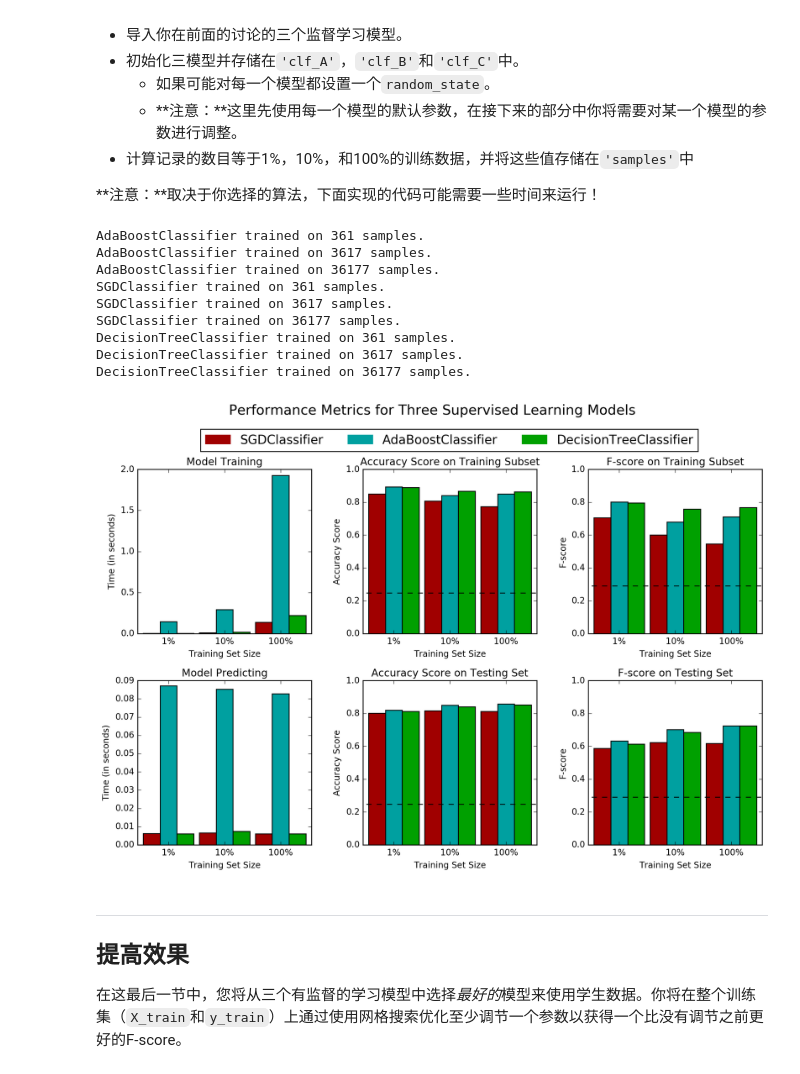
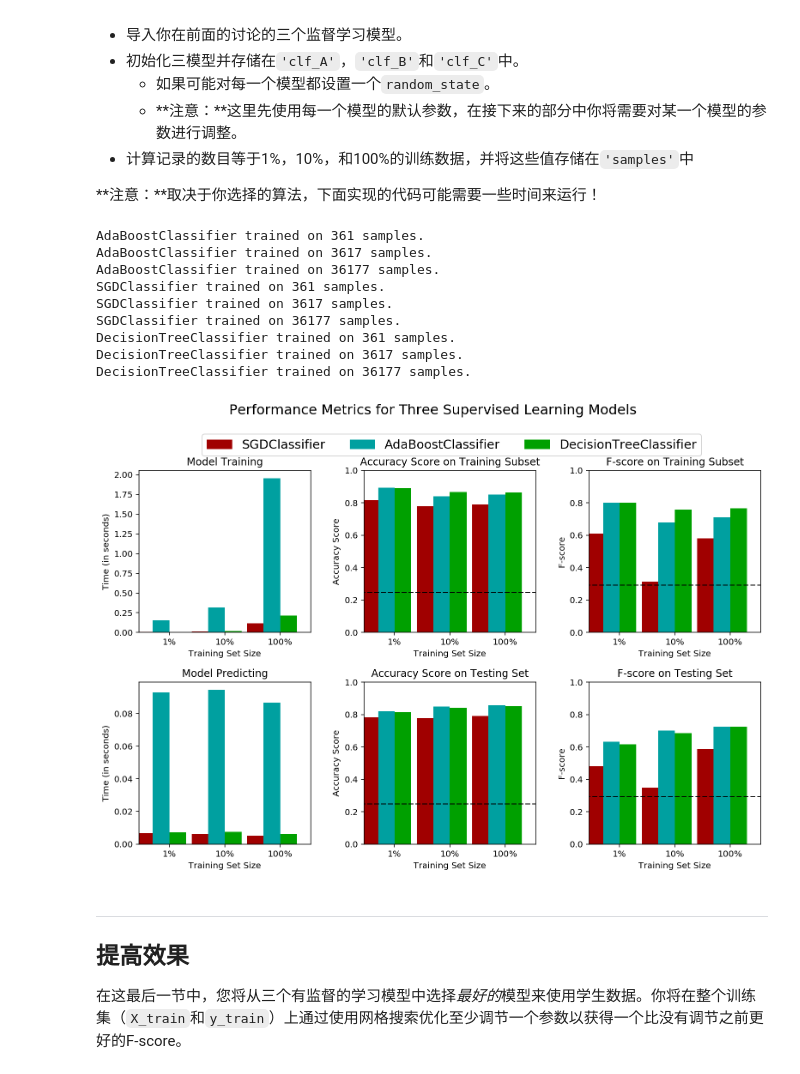
Before and after one commit to frankjiang666/udacity-project, a Jupyter notebook: projects/P2_finding_donors/finding_donors.ipynb, the cells around one changed output. Saved outputs shown, nothing was run; the diff lists cells and outputs as text; code cells hidden in the pictures.

```diff
--- a/projects/P2_finding_donors/finding_donors.ipynb
+++ b/projects/P2_finding_donors/finding_donors.ipynb
@@ -312,38 +312,38 @@ from sklearn.linear_model import SGDClassifier as CLFB
 from sklearn.tree import DecisionTreeClassifier as CLFC
 
 # TODO：初始化三个模型
-clf_A = CLFA()
-clf_B = CLFB()
-clf_C = CLFC(max_depth=8, min_samples_leaf=3)
+clf_A = CLFA(random_state=123)
+clf_B = CLFB(random_state=123)
+clf_C = CLFC(random_state=123, max_depth=8, min_samples_leaf=3)
 
 # TODO：计算1%， 10%， 100%的训练数据分别对应多少点
 samples_1 = int(0.01*len(X_train))
 samples_10 = int(0.1*len(X_train))
 samples_100 = len(X_train)
 
 # 收集学习器的结果
 results = {}
 for clf in [clf_A, clf_B, clf_C]:
     clf_name = clf.__class__.__name__
     results[clf_name] = {}
 
     for i, samples in enumerate([samples_1, samples_10, samples_100]):
         results[clf_name][i] = \
         train_predict(clf, samples, X_train, y_train, X_test, y_test)
 
 # 对选择的三个模型得到的评价结果进行可视化
 vs.evaluate(results, accuracy, fscore)
 # %% [output]
 AdaBoostClassifier trained on 361 samples.
 AdaBoostClassifier trained on 3617 samples.
 AdaBoostClassifier trained on 36177 samples.
 SGDClassifier trained on 361 samples.
 SGDClassifier trained on 3617 samples.
 SGDClassifier trained on 36177 samples.
 DecisionTreeClassifier trained on 361 samples.
 DecisionTreeClassifier trained on 3617 samples.
 DecisionTreeClassifier trained on 36177 samples.
-[figure, old version]
+[figure, new version]
 # %% [markdown]
 ----
 ## 提高效果
```
Also changed, not shown: parts of 5 cells of this notebook, 3 other files.
